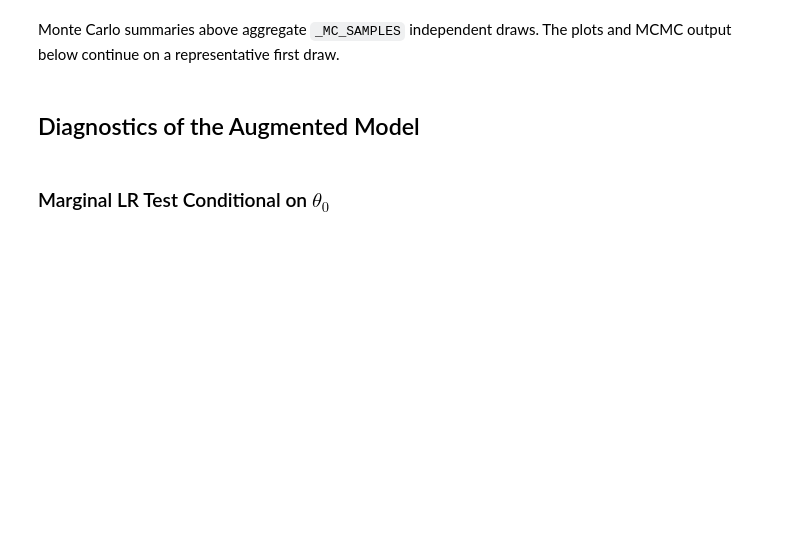
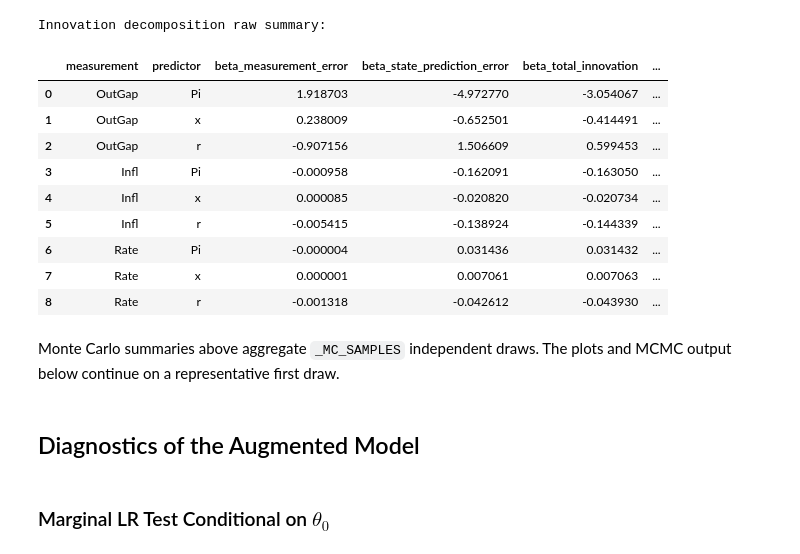
Before and after one commit to GongJr0/sdsge-scripts, a Jupyter notebook: misspec_tests/r1_known.ipynb, the cells around one changed output. Saved outputs shown, nothing was run; the diff lists cells and outputs as text; code cells hidden in the pictures; blank space fills up the shorter version.

```diff
--- a/misspec_tests/r1_known.ipynb
+++ b/misspec_tests/r1_known.ipynb
@@ -189,3 +246,18 @@ _sort_summary(mc_reference["innovation_decomposition_raw_summary"]).round(3)
+# %%
+print("Innovation decomposition raw summary:")
+_sort_summary(mc_reference["innovation_decomposition_raw_summary"])
+# %% [output]
+Innovation decomposition raw summary:
+|  | measurement | predictor | beta_measurement_error | beta_state_prediction_error | beta_total_innovation | ... |
+| 0 | OutGap | Pi | 1.918703 | -4.972770 | -3.054067 | ... |
+| 1 | OutGap | x | 0.238009 | -0.652501 | -0.414491 | ... |
+| 2 | OutGap | r | -0.907156 | 1.506609 | 0.599453 | ... |
+| 3 | Infl | Pi | -0.000958 | -0.162091 | -0.163050 | ... |
+| 4 | Infl | x | 0.000085 | -0.020820 | -0.020734 | ... |
+| 5 | Infl | r | -0.005415 | -0.138924 | -0.144339 | ... |
+| 6 | Rate | Pi | -0.000004 | 0.031436 | 0.031432 | ... |
+| 7 | Rate | x | 0.000001 | 0.007061 | 0.007063 | ... |
+| 8 | Rate | r | -0.001318 | -0.042612 | -0.043930 | ... |
 # %% [markdown]
 Monte Carlo summaries above aggregate `_MC_SAMPLES` independent draws. The plots and MCMC output below continue on a representative first draw.
 # %%
```
Also changed, not shown: parts of 15 cells of this notebook, 20 other files.
